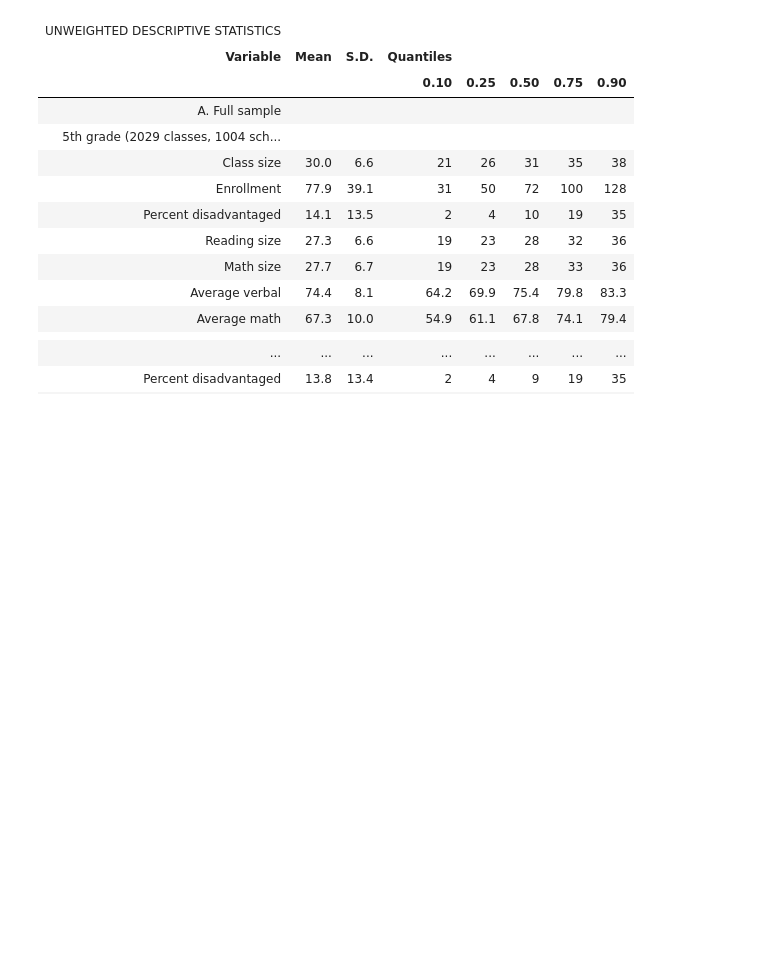
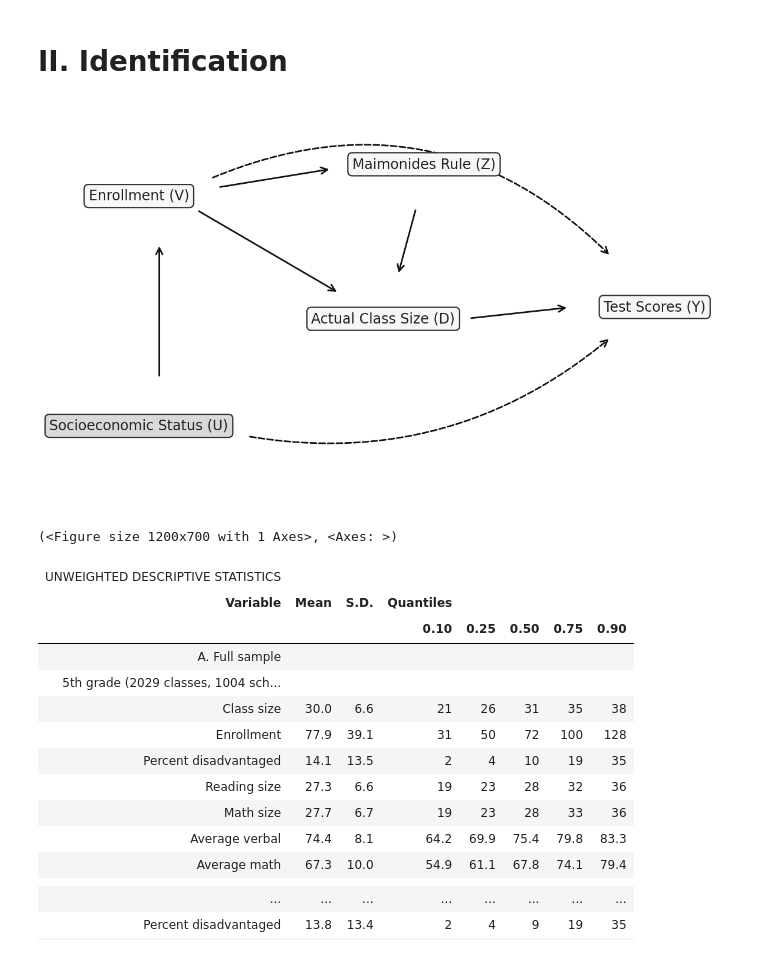
Before and after one commit to eisenhauerIO/project-business-decisions-didida2007, a Jupyter notebook: my-project.ipynb, the cells around one changed output. Cells and saved outputs as stored; diff of their text form; code cells hidden in the pictures; blank space fills up the shorter version.

```diff
--- a/my-project.ipynb
+++ b/my-project.ipynb
@@ -11,3 +26,15 @@ from auxiliary.plots import PlotGenerator
+# %% [markdown]
+# II. Identification
+# %%
+import importlib
+from auxiliary import dag
+
+importlib.reload(dag)
+
+dag.plot_identification_dag(save_path="angrist_lavy_dag.png", show=True)
+# %% [output]
+[figure, added]
+(<Figure size 1200x700 with 1 Axes>, <Axes: >)
 # %%
 df_grade4 = pd.read_stata(r"F:\python-files\econ-481\project-business-decisions-didida2007\data\final4.dta")
 df_grade5 = pd.read_stata(r"F:\python-files\econ-481\project-business-decisions-didida2007\data\final5.dta")
```
Also changed, not shown: parts of 7 cells of this notebook, 4 other files.
